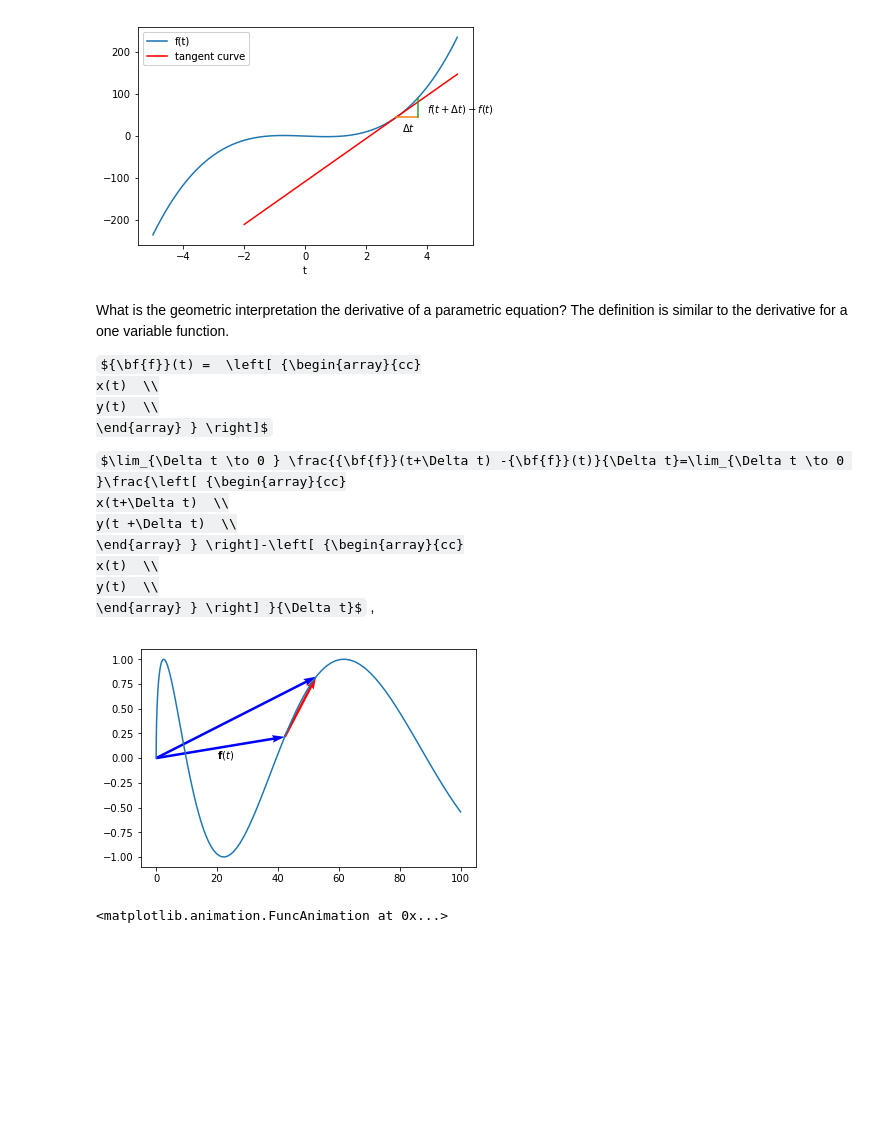
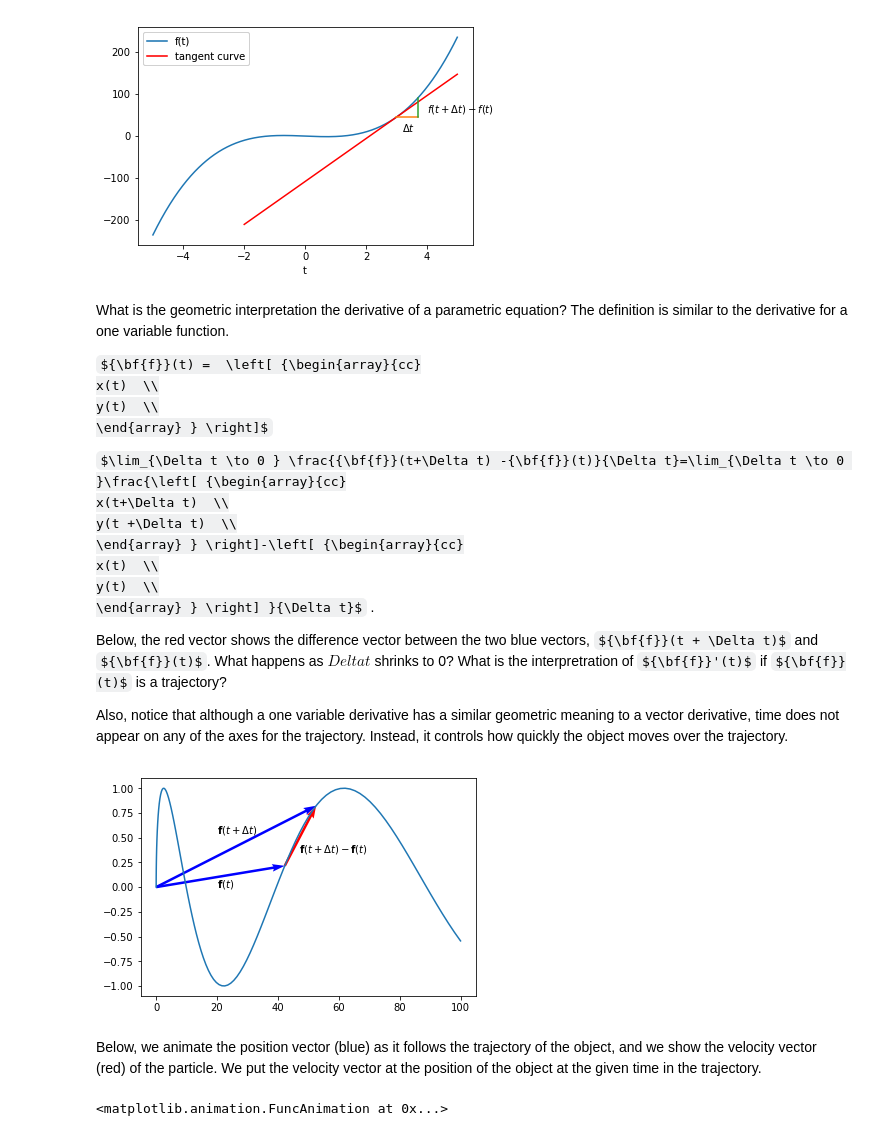
Before and after one commit to kaw112/jupyterNotebooks, a Jupyter notebook: parametricVectorEqns.ipynb, the cells around one changed output. Saved outputs shown, nothing was run; the diff lists cells and outputs as text; code cells hidden in the pictures; some formulas as TeX source; blank space fills up the shorter version.

```diff
--- a/parametricVectorEqns.ipynb
+++ b/parametricVectorEqns.ipynb
@@ -146,27 +158,36 @@ $\lim_{\Delta t \to 0 } \frac{{\bf{f}}(t+\Delta t) -{\bf{f}}(t)}{\Delta t}=\lim_
   \end{array} } \right]-\left[ {\begin{array}{cc}
    x(t)  \\
    y(t)  \\
-  \end{array} } \right] }{\Delta t}$,
+  \end{array} } \right] }{\Delta t}$.
+
+  Below, the red vector shows the difference vector between the two blue vectors, ${\bf{f}}(t + \Delta t)$ and ${\bf{f}}(t)$.  What happens as $Delta t$ shrinks to 0?  What is the interpretration of ${\bf{f}}'(t)$ if ${\bf{f}}(t)$ is a trajectory?
+
+  Also, notice that although a one variable derivative has a similar geometric meaning to a vector derivative, time does not appear on any of the axes for the trajectory.  Instead, it controls how quickly the object moves over the trajectory.
 # %%
+import matplotlib.pyplot as plt
 # define a function that tracks the y position as a function of time
 def y(t):
     return np.sin(t)
 
 # define a function that tracks the x position as a function of time
 def x(t):
     return t**2
 
 t = np.linspace(0,10, 100)
 fig, ax = plt.subplots(1,1)
 ax.plot(x(t), y(t))
 ax.quiver([x(6.5)],[y(6.5)],color='b',angles='xy', scale_units='xy', scale=1)
 ax.quiver([x(7.25)],[y(7.25)],color='b',angles='xy', scale_units='xy', scale=1)
 ax.quiver([x(6.5)], [y(6.5)],[x(7.25)-x(6.5)], [y(7.25)-y(6.5)], color='r',angles='xy', scale_units='xy', scale=1)
 ax.text(20, 0, r'${\bf{f}}(t)$')
-ax.
+ax.text(20, .55, r'${\bf{f}}(t+\Delta t)$')
+ax.text(47, .35, r'${\bf{f}}(t+\Delta t)-{\bf{f}}(t)$')
+
 plt.show()
 # %% [output]
-[figure, old version]
+[figure, new version]
+# %% [markdown]
+Below, we animate the position vector (blue) as it follows the trajectory of the object, and we show the velocity vector (red) of the particle.  We put the velocity vector at the position of the object at the given time in the trajectory.
 # %%
 from matplotlib import animation, rc
 import matplotlib.pyplot as plt
```
Also changed, not shown: parts of 2 cells of this notebook, 2 other files.
